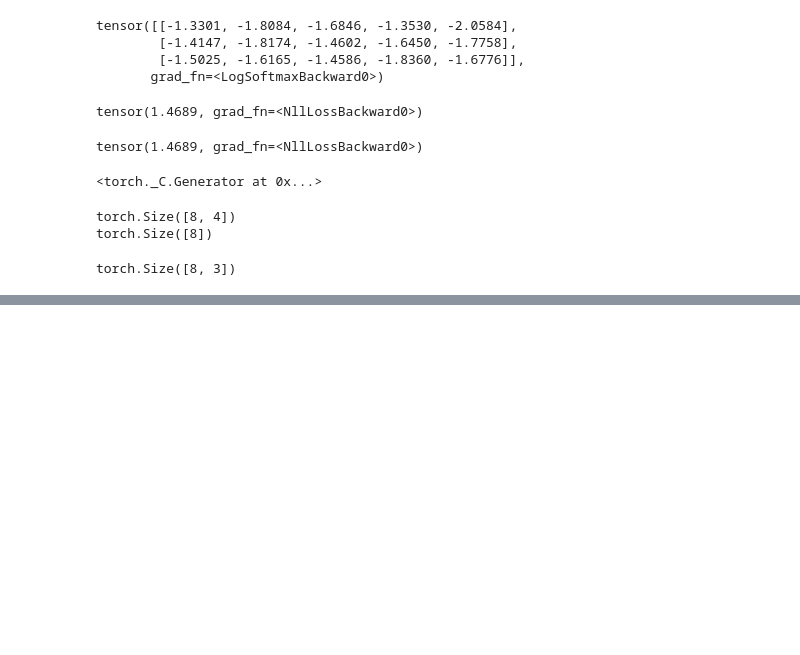
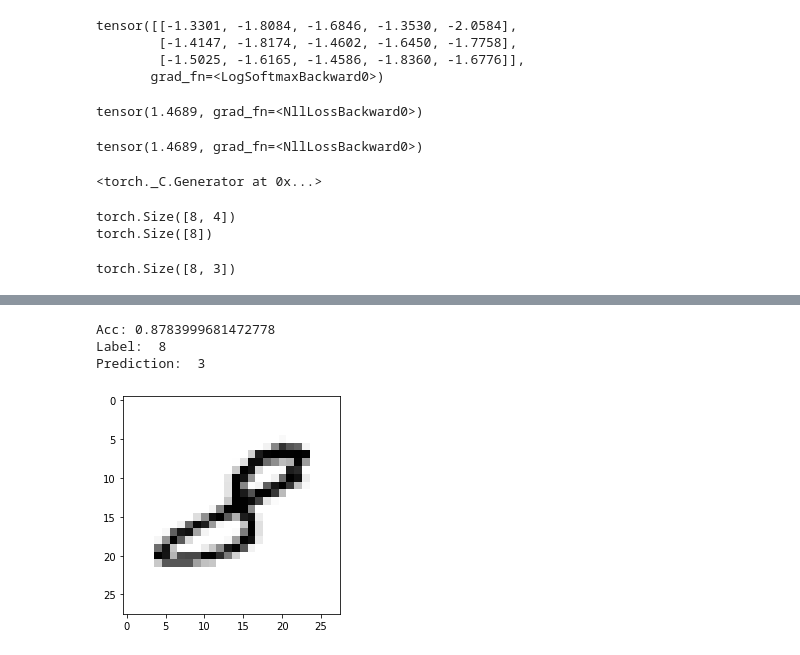
Before and after one commit to JamesLeeeeeee/torchbase, a Jupyter notebook: torchbase_20220202.ipynb, the cells around one changed output, grey strips where cells are left out. Drawn from its saved outputs; the diff is of its cells as text; code cells hidden in the pictures; blank space fills up the shorter version.

```diff
--- a/torchbase_20220202.ipynb
+++ b/torchbase_20220202.ipynb
@@ -105,0 +186,10 @@ b=torch.zeros.(1, requires)
+# %%
+class SoftmaxClassifierModel(nn.Module):
+  def __init__(self):
+    super().__init__()
+    self.linear= nn.Linear(4,3)
+
+  def forward(self, x):
+    return self.linear(x)
+
+model=SoftmaxClassifierModel()
@@ -105,0 +237,4 @@ b=torch.zeros.(1, requires)
+# %%
+USE_CUDA= torch.cuda.is_available()
+device= torch.device('cuda' if USE_CUDA else 'cpu')
+print('다음 기기가 선택됨:', device)
@@ -105,0 +251,9 @@ b=torch.zeros.(1, requires)
+# %%
+mnist_train= dsets.MNIST(root='MNIST_data/',
+                         train=True,
+                         transform= transforms.ToTensor(),
+                         download=True)
+mnist_test= dsets.MNIST(root='MNIST_data/',
+                        train=False,
+                        transform=transforms.ToTensor(),
+                        download=True)
@@ -105,0 +281,2 @@ b=torch.zeros.(1, requires)
+# %%
+linear= nn.Linear(784, 10, bias=True).to(device)
@@ -105,0 +323,25 @@ b=torch.zeros.(1, requires)
+# %%
+with torch.no_grad():
+  X_test= mnist_test.test_data.view(-1,28*28).float().to(device)
+  Y_test= mnist_test.test_labels.to(device)
+
+  prediction=linear(X_test)
+  correct_prediction= torch.argmax(prediction, 1)==Y_test
+  accuracy= correct_prediction.float().mean()
+  print('Acc:', accuracy.item())
+
+  r= random.randint(0, len(mnist_test)-1)
+  X_single_data= mnist_test.test_data[r:r+1].view(-1,28*28).float().to(device)
+  Y_single_data=mnist_test.test_labels[r:r+1].to(device)
+
+  print('Label: ', Y_single_data.item())
+  single_prediction= linear(X_single_data)
+  print('Prediction: ', torch.argmax(single_prediction, 1).item())
+
+  plt.imshow(mnist_test.test_data[r:r+1].view(28,28), cmap='Greys', interpolation='nearest')
+  plt.show()
+# %% [output]
+Acc: 0.8783999681472778
+Label:  8
+Prediction:  3
+[figure, added]
```
Also changed, not shown: parts of 16 cells of this notebook.
